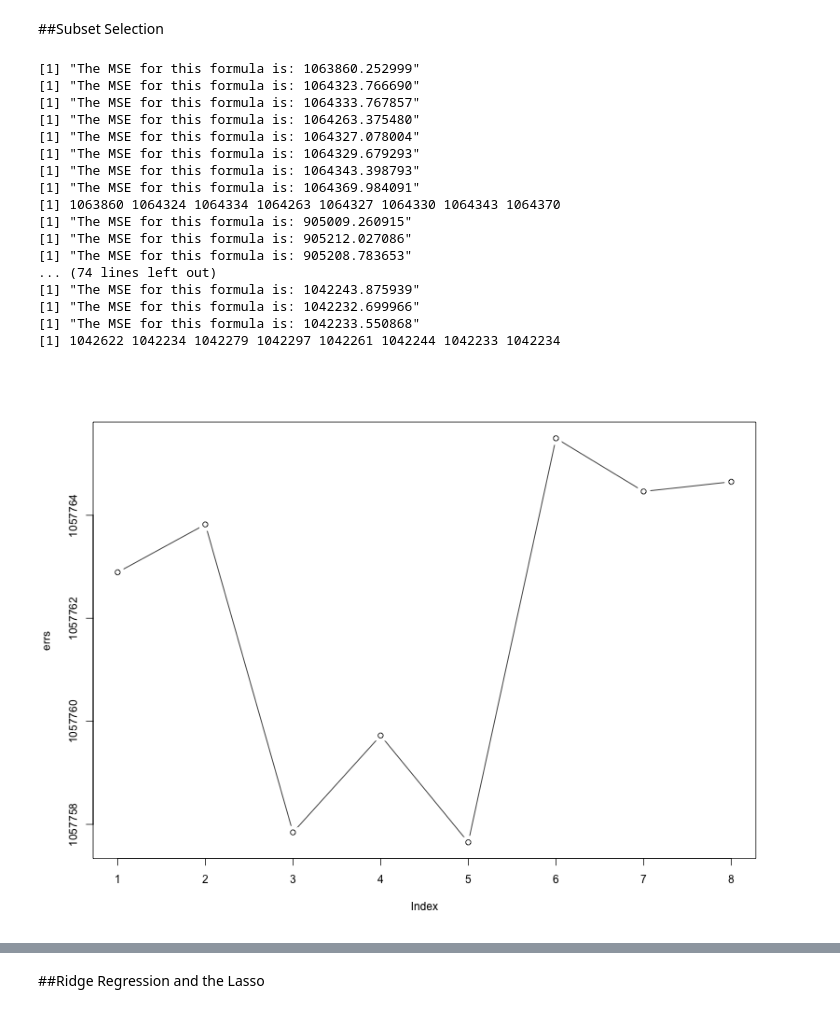
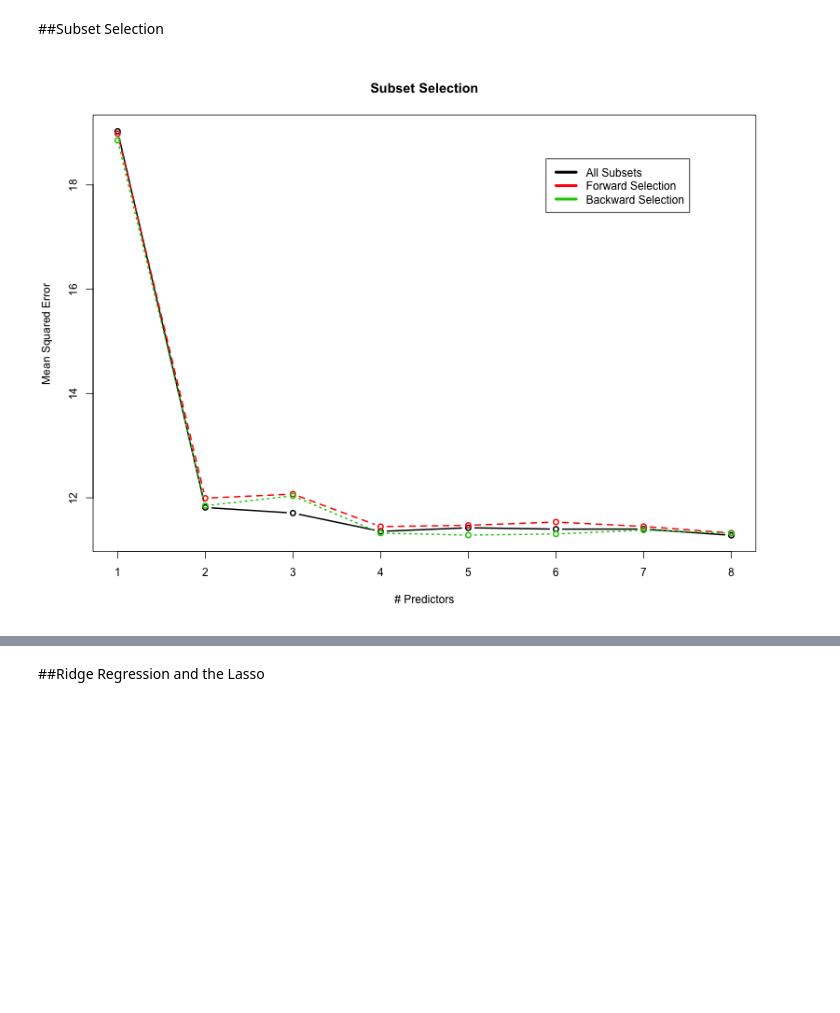
Before and after one commit to nihakue/stats_learning, a Jupyter notebook: Hw4.ipynb, the cells around one changed output, grey strips where cells are left out. Cells and saved outputs as stored; diff of their text form; code cells hidden in the pictures; blank space fills up the shorter version.

```diff
--- a/Hw4.ipynb
+++ b/Hw4.ipynb
@@ -43,6 +46,7 @@ k.folds.errs <- function(data, func, k=10, m=8, ...){
 ##Subset Selection
 # %%
 %%R
+
 subs.select <- function(X, train, test, m, ...){
     require(leaps)
     require(boot)
@@ -57,13 +61,11 @@ subs.select <- function(X, train, test, m, ...){
         preds <- predictors[summary.reg$which[j, -1]]
 #             Generate a linear formula for this model
         form <- as.formula(paste(response.var, paste(preds, collapse="+"), sep=" ~ "))
-#         print(form)
 #             recreate the fit (because regsubsets doesn't actually make the fit)
         fit <- glm(form, data=train)
         pr <- predict(fit, newdata=test)
 #             errs[i, j] is the mean squared error for the p=j predictor model, for fold i
-        mse <- mean((pr - test)^2)
-        print(sprintf("The MSE for this formula is: %f", mse))
+        mse <- mean((test[response.var] - pr)^2)
         errs[j] <- mse
     }
     return(errs)
@@ -71,31 +73,13 @@ subs.select <- function(X, train, test, m, ...){
 # %%
 %%R -w 800 -h 600 -u px
 # set.seed(1)
 errs <- k.folds.errs(X=mpg~., data=auto.nn, func=subs.select)
-# errs2 <- k.folds.errs(X=mpg~., data=auto.nn, func=subs.select, method='forward')
-# errs3 <- k.folds.errs(X=mpg~., data=auto.nn, func=subs.select, method='backward')
+errs2 <- k.folds.errs(X=mpg~., data=auto.nn, func=subs.select, method='forward')
+errs3 <- k.folds.errs(X=mpg~., data=auto.nn, func=subs.select, method='backward')
 
 dat <- matrix(c(errs, errs2, errs3), ncol=3, nrow=8)
 
-plot(errs, type="b")
-# matplot(dat,  type=c('b'), col=1:3, xlab="Subset size", ylab="Mean Squared Error", main="All Subsets")
-# legend("topright", legend=1:3)
+matplot(dat,  type=c('b'), col=1:3, xlab="# Predictors", ylab="Mean Squared Error", main="Subset Selection", pch=1, lwd=2)
+legend("topright", legend=c("All Subsets", "Forward Selection", "Backward Selection"), col=1:3, lwd=4, inset=0.1)
 # %% [output]
-[1] "The MSE for this formula is: 1063860.252999"
-[1] "The MSE for this formula is: 1064323.766690"
-[1] "The MSE for this formula is: 1064333.767857"
-[1] "The MSE for this formula is: 1064263.375480"
-[1] "The MSE for this formula is: 1064327.078004"
-[1] "The MSE for this formula is: 1064329.679293"
-[1] "The MSE for this formula is: 1064343.398793"
-[1] "The MSE for this formula is: 1064369.984091"
-[1] 1063860 1064324 1064334 1064263 1064327 1064330 1064343 1064370
-[1] "The MSE for this formula is: 905009.260915"
-[1] "The MSE for this formula is: 905212.027086"
-[1] "The MSE for this formula is: 905208.783653"
-... (74 lines left out)
-[1] "The MSE for this formula is: 1042243.875939"
-[1] "The MSE for this formula is: 1042232.699966"
-[1] "The MSE for this formula is: 1042233.550868"
-[1] 1042622 1042234 1042279 1042297 1042261 1042244 1042233 1042234
-[figure, old version]
+[figure, new version]
```
Also changed, not shown: parts of 28 cells of this notebook, 2 other files.
